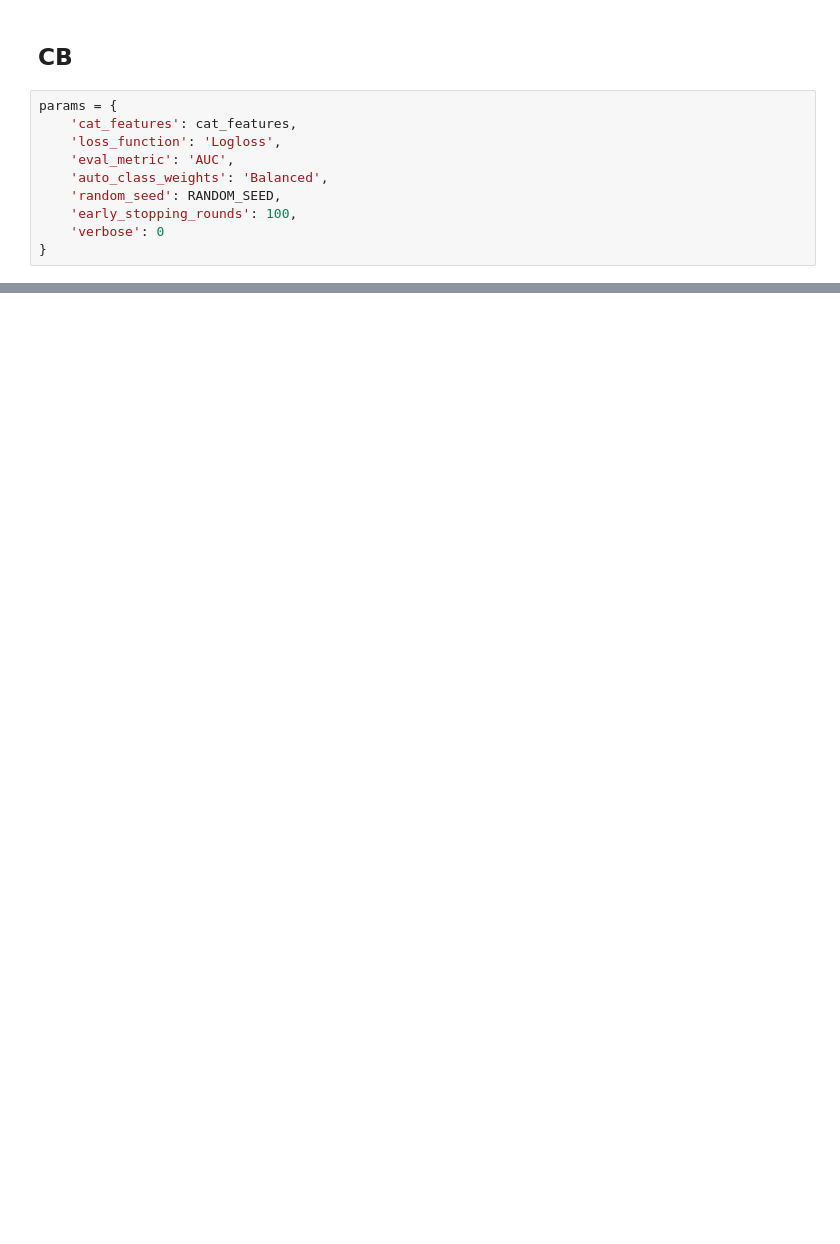
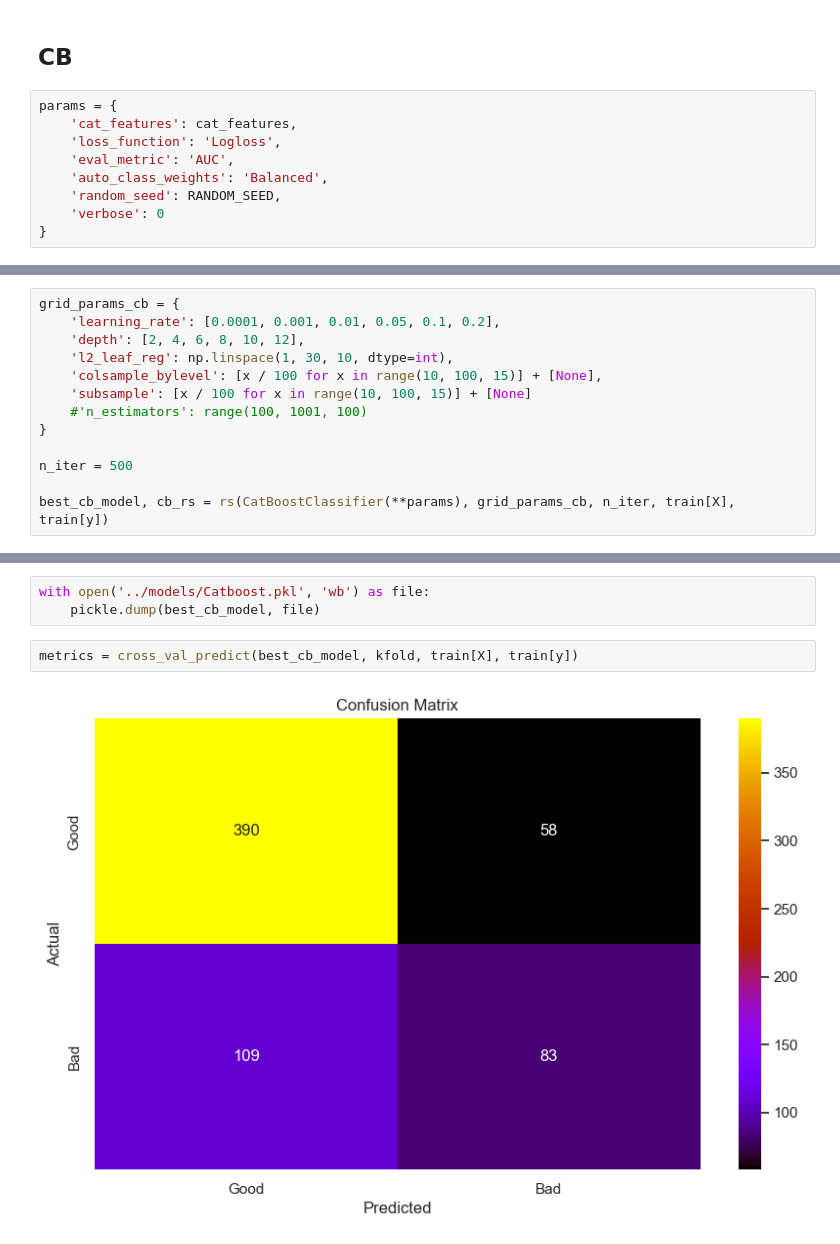
Before and after one commit to Shilenkovv/Credit_risk, a Jupyter notebook: notebooks/train.ipynb, the cells around one changed output, grey strips where cells are left out. Cells and saved outputs as stored; diff of their text form; blank space fills up the shorter version.

```diff
--- a/notebooks/train.ipynb
+++ b/notebooks/train.ipynb
@@ -258,6 +376,5 @@ params = {
     'eval_metric': 'AUC',
     'auto_class_weights': 'Balanced',
     'random_seed': RANDOM_SEED,
-    'early_stopping_rounds': 100,
     'verbose': 0
 }
@@ -358,0 +381,13 @@ print(roc_auc_score(test[y], model.predict_proba(test[X])[:, 1]))
+# %%
+grid_params_cb = {
+    'learning_rate': [0.0001, 0.001, 0.01, 0.05, 0.1, 0.2],
+    'depth': [2, 4, 6, 8, 10, 12],
+    'l2_leaf_reg': np.linspace(1, 30, 10, dtype=int),
+    'colsample_bylevel': [x / 100 for x in range(10, 100, 15)] + [None],
+    'subsample': [x / 100 for x in range(10, 100, 15)] + [None]
+    #'n_estimators': range(100, 1001, 100)
+}
+
+n_iter = 500
+
+best_cb_model, cb_rs = rs(CatBoostClassifier(**params), grid_params_cb, n_iter, train[X], train[y])
@@ -358,0 +409,7 @@ print(roc_auc_score(test[y], model.predict_proba(test[X])[:, 1]))
+# %%
+with open('../models/Catboost.pkl', 'wb') as file:
+    pickle.dump(best_cb_model, file)
+# %%
+metrics = cross_val_predict(best_cb_model, kfold, train[X], train[y])
+# %% [output]
+[figure, added]
```
Also changed, not shown: parts of 35 cells of this notebook, 3 other files.
